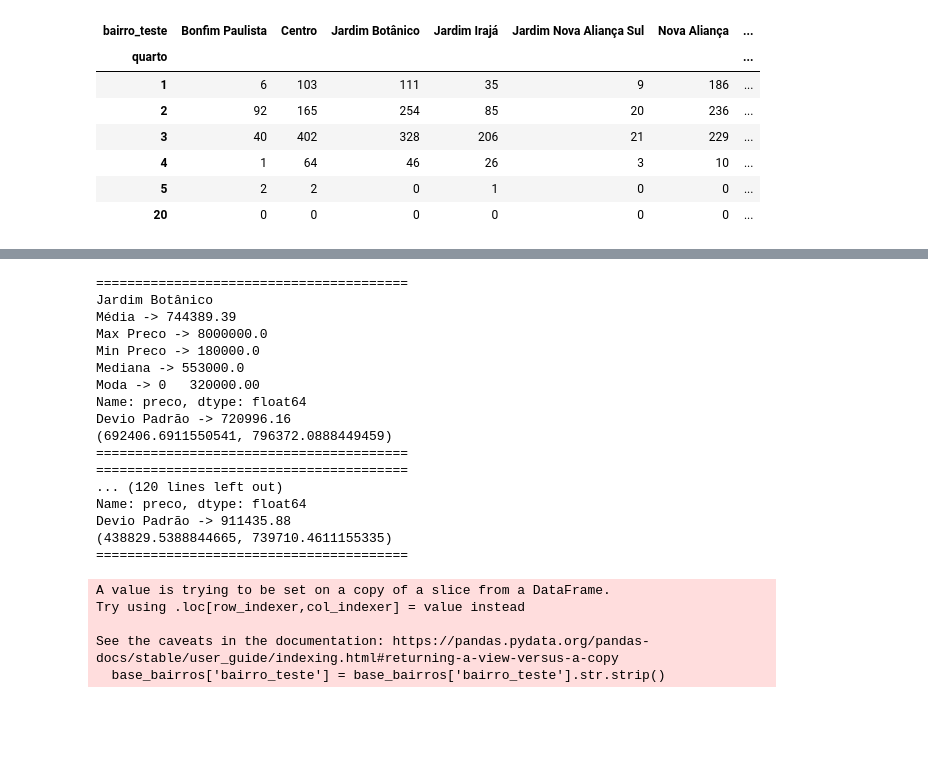
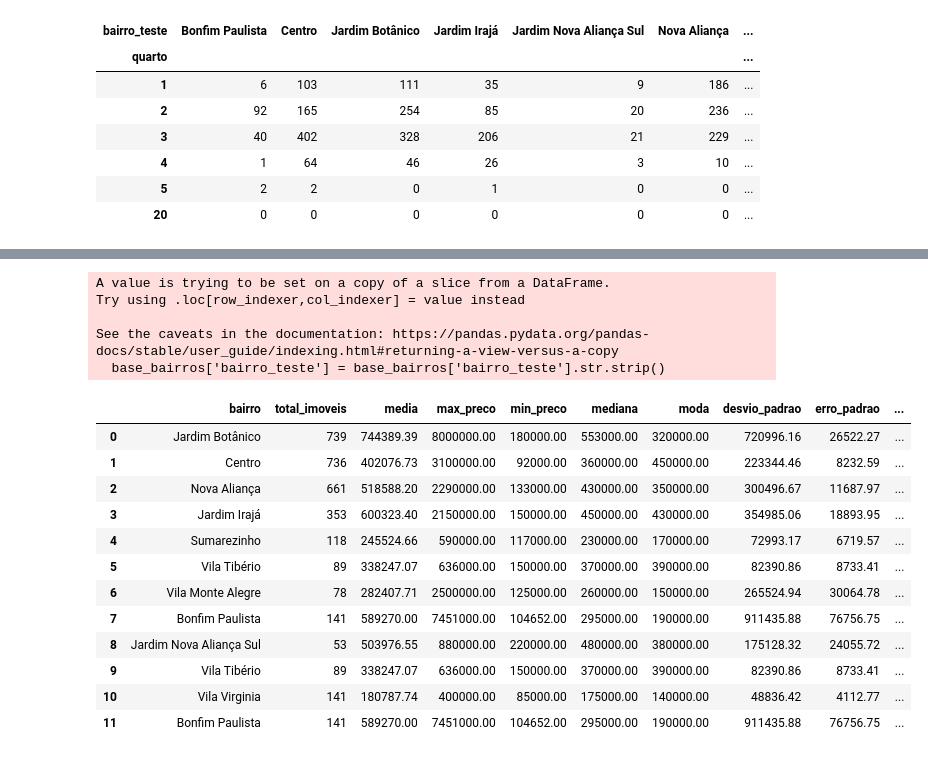
Before and after one commit to rodrigorocha1/extracao_viva_real_selenium, a Jupyter notebook: notebooks_exemplo/visualizacaov2.ipynb, the cells around one changed output, grey strips where cells are left out. Saved outputs shown, nothing was run; the diff lists cells and outputs as text; code cells hidden in the pictures; blank space fills up the shorter version.

```diff
--- a/notebooks_exemplo/visualizacaov2.ipynb
+++ b/notebooks_exemplo/visualizacaov2.ipynb
@@ -201,47 +246,41 @@ base_bairros.pivot_table(index='banheiro', columns='bairro_teste', aggfunc='size
 # %%
-base_dados_bairros_selecionados = pd.DataFrame()
+
 base_bairros['bairro_teste'] = base_bairros['bairro_teste'].str.strip()
+dados_estatisticos = []
 for bairro in bairros:
-    print('=' * 40)
+    amostras = {}
     base_temp = base_bairros.query(f'bairro_teste == "{bairro}"')
-    print(f'{bairro}')
-    print(f'Média -> {round(base_temp["preco"].mean(), 2)}')
-    print(f'Max Preco -> {round(base_temp["preco"].max(), 2)}')
-    print(f'Min Preco -> {round(base_temp["preco"].min(), 2)} ')
-    print(f'Mediana -> {round(base_temp["preco"].median(), 2)}')
-    print(f'Moda -> {round(base_temp["preco"].mode(), 2)}')
-    print(f'Devio Padrão -> {round(base_temp["preco"].std(), 2)}')
-
-    desvio_padrao = round(base_temp["preco"].std(), 2)
-    media = round(base_temp["preco"].mean(), 2)
-
-    media, desvio_padrao
-    erro_padrao = desvio_padrao / math.sqrt(base_temp.shape[0])
-    n = base_temp.shape[0] - 1
-
-    intervalo_conf = norm.interval(0.95,  loc=media, scale=erro_padrao)
-    print(intervalo_conf)
-    print('=' * 40)
+    amostras['bairro'] = bairro
+    amostras['total_imoveis'] = base_temp.shape[0]
+    amostras['media'] = round(base_temp["preco"].mean(), 2)
+    amostras['max_preco'] = round(base_temp["preco"].max(), 2)
+    amostras['min_preco'] = round(base_temp["preco"].min(), 2)
+    amostras['mediana'] = round(base_temp["preco"].median(), 2)
+    amostras['moda'] = round(base_temp["preco"].mode()[0], 2)
+    amostras['desvio_padrao'] = round(base_temp["preco"].std(), 2)
+    amostras['erro_padrao'] = round(base_temp["preco"].std(), 2) / math.sqrt(base_temp.shape[0])
+    amostras['graus_liberdade'] = base_temp.shape[0] - 1
+    amostras['ic_limite_inferior'] = norm.interval(0.95,  loc=round(base_temp["preco"].mean(), 2), scale=round(base_temp["preco"].std(), 2) / math.sqrt(base_temp.shape[0]))[0]
+    amostras['ic_limite_superior'] = norm.interval(0.95,  loc=round(base_temp["preco"].mean(), 2), scale=round(base_temp["preco"].std(), 2) / math.sqrt(base_temp.shape[0]))[1]
+    dados_estatisticos.append(amostras)
+base_dados_bairros_selecionados = pd.DataFrame(dados_estatisticos)
+base_dados_bairros_selecionados
 # %% [output]
-========================================
-Jardim Botânico
-Média -> 744389.39
-Max Preco -> 8000000.0
-Min Preco -> 180000.0
-Mediana -> 553000.0
-Moda -> 0   320000.00
-Name: preco, dtype: float64
-Devio Padrão -> 720996.16
-(692406.6911550541, 796372.0888449459)
-========================================
-========================================
-... (120 lines left out)
-Name: preco, dtype: float64
-Devio Padrão -> 911435.88
-(438829.5388844665, 739710.4611155335)
-========================================
+A value is trying to be set on a copy of a slice from a DataFrame.
+Try using .loc[row_indexer,col_indexer] = value instead
+
+See the caveats in the documentation: https://pandas.pydata.org/pandas-docs/stable/user_guide/indexing.html#returning-a-view-versus-a-copy
+  base_bairros['bairro_teste'] = base_bairros['bairro_teste'].str.strip()
-A value is trying to be set on a copy of a slice from a DataFrame.
-Try using .loc[row_indexer,col_indexer] = value instead
-
-See the caveats in the documentation: https://pandas.pydata.org/pandas-docs/stable/user_guide/indexing.html#returning-a-view-versus-a-copy
-  base_bairros['bairro_teste'] = base_bairros['bairro_teste'].str.strip()
+|  | bairro | total_imoveis | media | max_preco | min_preco | mediana | moda | desvio_padrao | erro_padrao | ... |
+| 0 | Jardim Botânico | 739 | 744389.39 | 8000000.00 | 180000.00 | 553000.00 | 320000.00 | 720996.16 | 26522.27 | ... |
+| 1 | Centro | 736 | 402076.73 | 3100000.00 | 92000.00 | 360000.00 | 450000.00 | 223344.46 | 8232.59 | ... |
+| 2 | Nova Aliança | 661 | 518588.20 | 2290000.00 | 133000.00 | 430000.00 | 350000.00 | 300496.67 | 11687.97 | ... |
+| 3 | Jardim Irajá | 353 | 600323.40 | 2150000.00 | 150000.00 | 450000.00 | 430000.00 | 354985.06 | 18893.95 | ... |
+| 4 | Sumarezinho | 118 | 245524.66 | 590000.00 | 117000.00 | 230000.00 | 170000.00 | 72993.17 | 6719.57 | ... |
+| 5 | Vila Tibério | 89 | 338247.07 | 636000.00 | 150000.00 | 370000.00 | 390000.00 | 82390.86 | 8733.41 | ... |
+| 6 | Vila Monte Alegre | 78 | 282407.71 | 2500000.00 | 125000.00 | 260000.00 | 150000.00 | 265524.94 | 30064.78 | ... |
+| 7 | Bonfim Paulista | 141 | 589270.00 | 7451000.00 | 104652.00 | 295000.00 | 190000.00 | 911435.88 | 76756.75 | ... |
+| 8 | Jardim Nova Aliança Sul | 53 | 503976.55 | 880000.00 | 220000.00 | 480000.00 | 380000.00 | 175128.32 | 24055.72 | ... |
+| 9 | Vila Tibério | 89 | 338247.07 | 636000.00 | 150000.00 | 370000.00 | 390000.00 | 82390.86 | 8733.41 | ... |
+| 10 | Vila Virginia | 141 | 180787.74 | 400000.00 | 85000.00 | 175000.00 | 140000.00 | 48836.42 | 4112.77 | ... |
+| 11 | Bonfim Paulista | 141 | 589270.00 | 7451000.00 | 104652.00 | 295000.00 | 190000.00 | 911435.88 | 76756.75 | ... |
```
Also changed, not shown: parts of 40 cells of this notebook.
